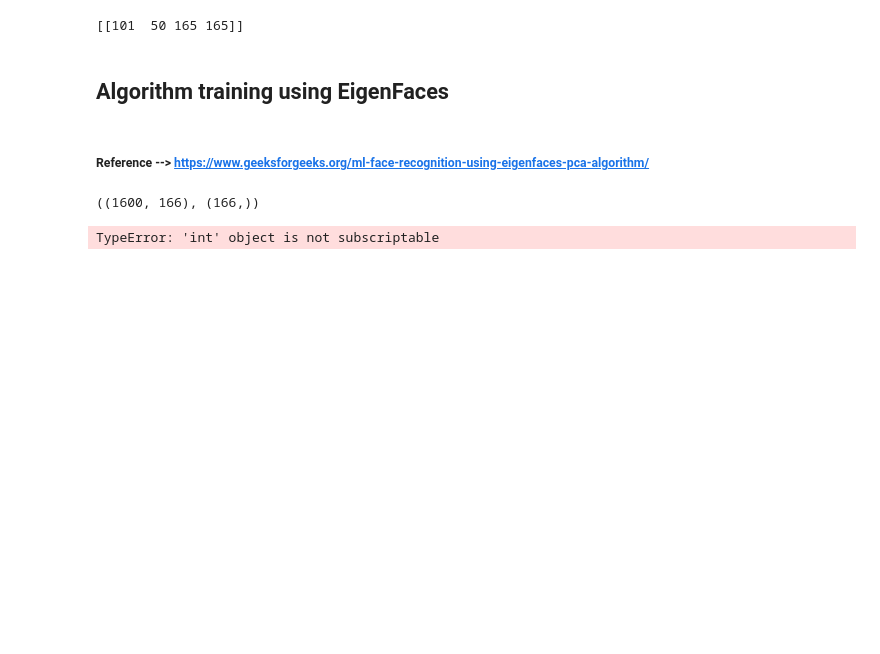
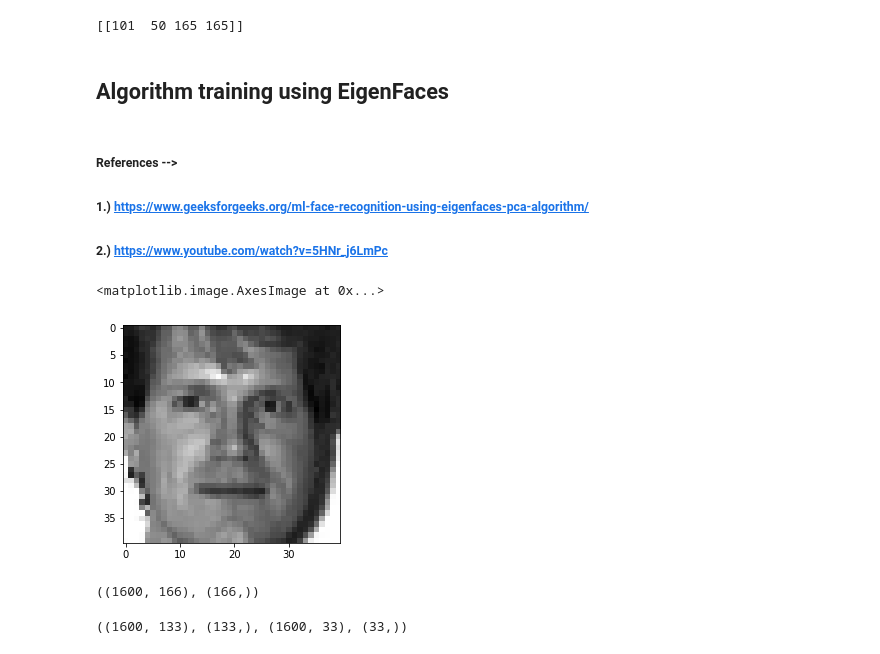
Before and after one commit to Lovepreet-Singh-LPSK/Face-Recognition, a Jupyter notebook: Face-Recognition.ipynb, the cells around one changed output. Drawn from its saved outputs; the diff is of its cells as text; code cells hidden in the pictures; blank space fills up the shorter version.

```diff
--- a/Face-Recognition.ipynb
+++ b/Face-Recognition.ipynb
@@ -180,7 +180,9 @@ cv2.destroyAllWindows()
 # %% [markdown]
 ## Algorithm training using EigenFaces
 # %% [markdown]
-##### Reference --> https://www.geeksforgeeks.org/ml-face-recognition-using-eigenfaces-pca-algorithm/
+##### References -->
+##### 1.) https://www.geeksforgeeks.org/ml-face-recognition-using-eigenfaces-pca-algorithm/
+##### 2.) https://www.youtube.com/watch?v=5HNr_j6LmPc
 # %%
 import warnings
 warnings.filterwarnings("ignore")
@@ -213,15 +213,12 @@ for count , image_path in enumerate(images_paths):
 # %%
-images = np.array(images).T # Shape of image vector = (40*40) x 166 [N^2 X M]
-
 # Show First image
-
 temp_image = images[:,0]
 # print(temp_image.shape)
 temp_image = np.reshape(temp_image, ndim)
-cv2.imshow("image", temp_image)
-cv2.waitKey()
-cv2.destroyAllWindows()
-# print(temp_image.shape)
+plt.imshow(temp_image, cmap="gray")
+# %% [output]
+<matplotlib.image.AxesImage at 0x...>
+[figure, added]
 # %%
 X, Y = images, Labels
 X.shape,Y.shape
@@ -251,4 +247,0 @@ def shuffle_split(X, Y):
-# %%
-x, y = shuffle_split(1,1)
-# %% [output]
-TypeError: 'int' object is not subscriptable
@@ -254,0 +251,4 @@ TypeError: 'int' object is not subscriptable
+# %%
+X_train.shape , Y_train.shape , X_test.shape, Y_test.shape
+# %% [output]
+((1600, 133), (133,), (1600, 33), (33,))
```
Also changed, not shown: parts of 12 cells of this notebook.
